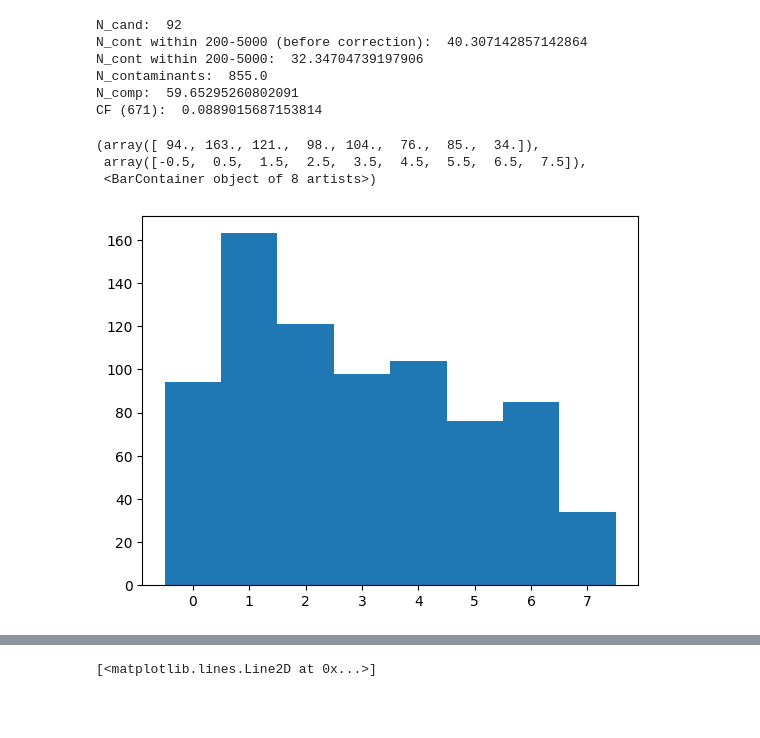
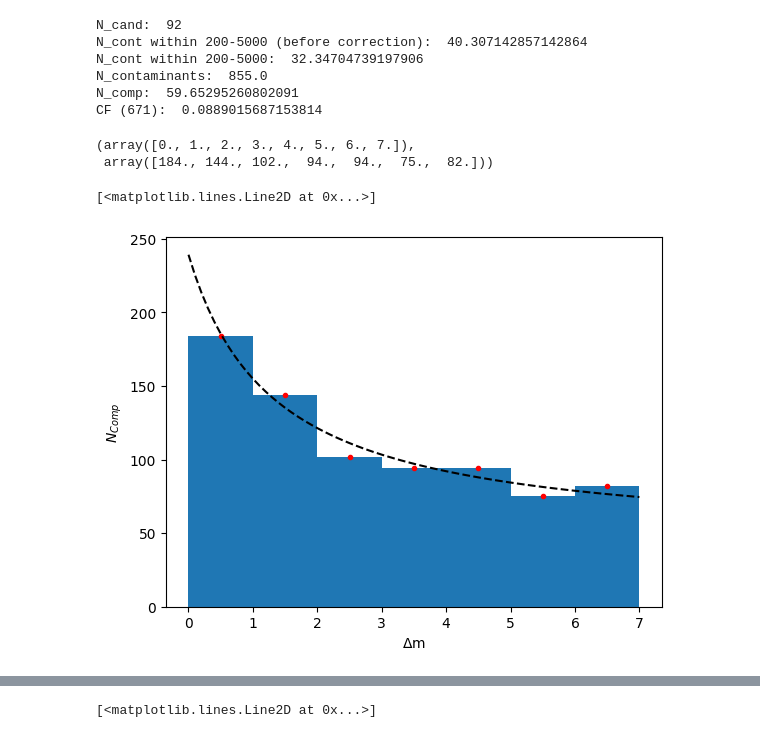
Before and after one commit to PrabhaniR/Artificial_Star_Test, a Jupyter notebook: CF.ipynb, the cells around one changed output, grey strips where cells are left out. Saved outputs shown, nothing was run; the diff lists cells and outputs as text; code cells hidden in the pictures; blank space fills up the shorter version.

```diff
--- a/CF.ipynb
+++ b/CF.ipynb
@@ -537,11 +537,30 @@ N_cont within 200-5000:  32.34704739197906
 N_contaminants:  855.0
 N_comp:  59.65295260802091
 CF (671):  0.0889015687153814
-# %%
-plt.subplot()
-plt.hist(dmag/10, bins=np.arange(-0.5, 8.5, 1))
-# %% [output]
-(array([ 94., 163., 121.,  98., 104.,  76.,  85.,  34.]),
- array([-0.5,  0.5,  1.5,  2.5,  3.5,  4.5,  5.5,  6.5,  7.5]),
- <BarContainer object of 8 artists>)
-[figure, removed]
+# %%
+bins, n
+# %% [output]
+(array([0., 1., 2., 3., 4., 5., 6., 7.]),
+ array([184., 144., 102.,  94.,  94.,  75.,  82.]))
+# %%
+plt.subplot()
+n, bins, patches = plt.hist(dmag/10, bins=np.arange(0, 8., 1))
+plt.xlabel('$\Delta$m')
+plt.ylabel('$N_{Comp}$')
+
+plt.plot(bins[0:-1]+0.5, n, '.r')
+def parab_fit(x, a, b, c):
+    return a*x**2 + b*x + c
+def tan_fit(x, k, w, x0, y0):
+    return k * np.tan(w*(x0-x)) + y0
+
+popt, pcov = curve_fit(tan_fit, bins[0:-1]+0.5, n,
+                       p0=[1,1e-5,0.5, 0.])
+xdata = np.arange(0, 7.1, 0.1)
+
+#plt.plot(np.array([]), (n[2]-n[0])/2)
+
+plt.plot(xdata, tan_fit(xdata, *popt), 'k', ls='dashed')
+# %% [output]
+[<matplotlib.lines.Line2D at 0x...>]
+[figure, added]
```
Also changed, not shown: parts of 5 cells of this notebook.
